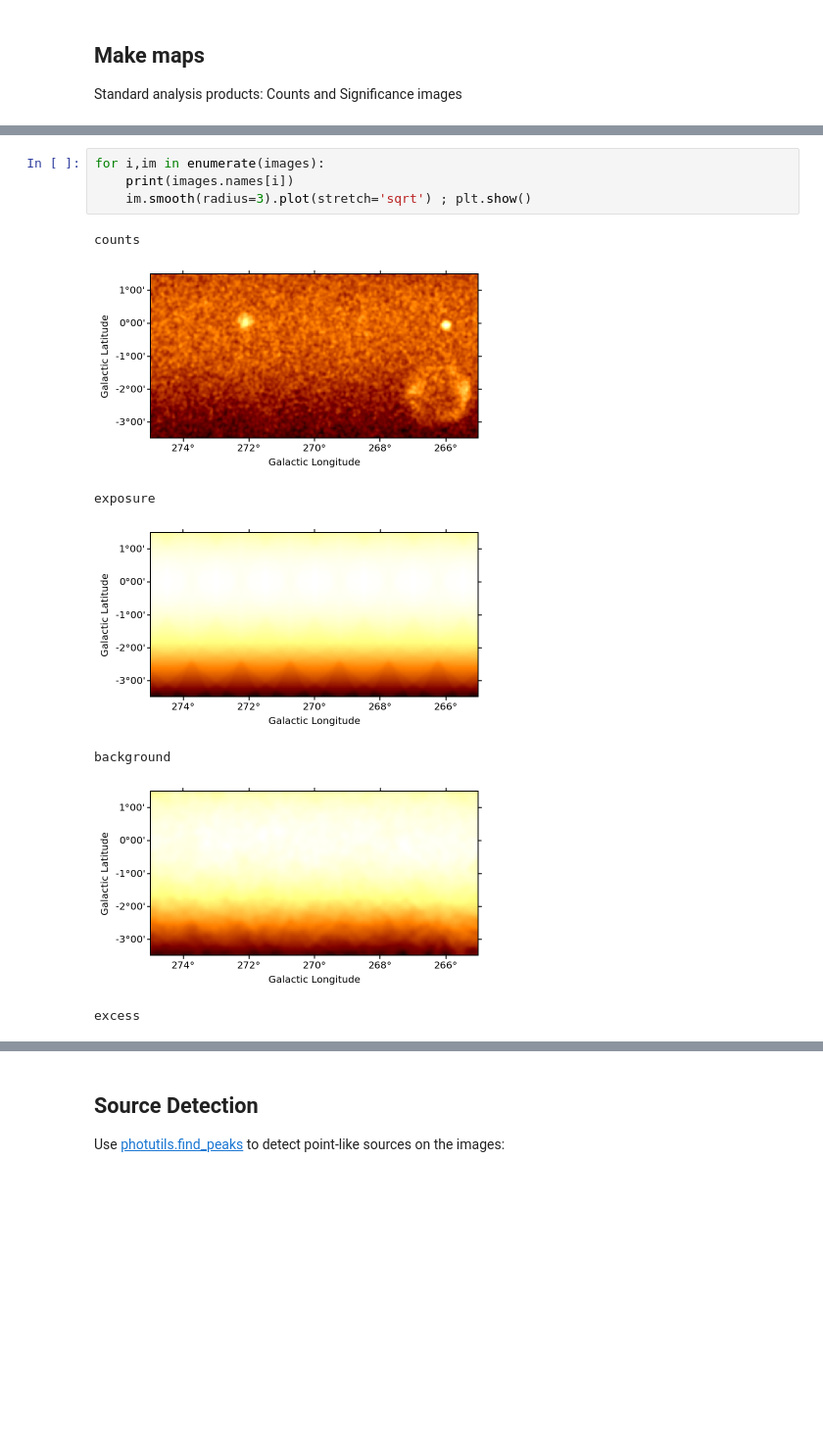
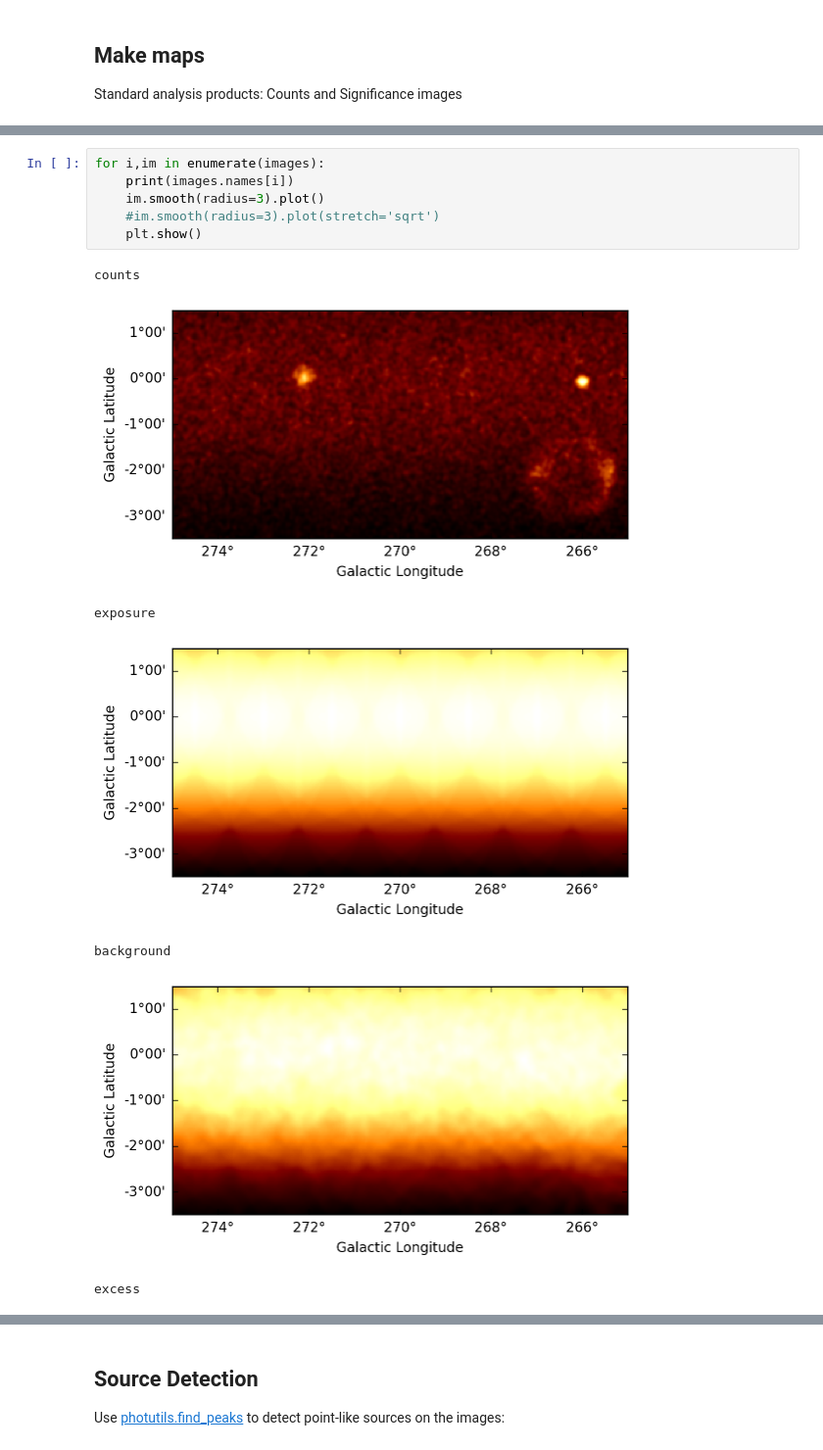
Before and after one commit to bkhelifi/gammapy-meudon-tutorial, a Jupyter notebook: notebooks/tutorial_gammapy_maps.ipynb, the cells around one changed output, grey strips where cells are left out. Shown at 98% size. Saved outputs shown, nothing was run; the diff lists cells and outputs as text; blank space fills up the shorter version.

Commit message:
Remove the sqrt scale for plotting - option existing only for a recent mathplotlib lib

```diff
--- a/notebooks/tutorial_gammapy_maps.ipynb
+++ b/notebooks/tutorial_gammapy_maps.ipynb
@@ -230,12 +231,14 @@ images['excess'].cutout(
 # %%
 for i,im in enumerate(images):
     print(images.names[i])
-    im.smooth(radius=3).plot(stretch='sqrt') ; plt.show()
+    im.smooth(radius=3).plot()
+    #im.smooth(radius=3).plot(stretch='sqrt')
+    plt.show()
 # %% [output]
 counts
-[figure, old version]
+[figure, new version]
 exposure
-[figure, old version]
+[figure, new version]
 background
-[figure, old version]
+[figure, new version]
 excess
```
Also changed, not shown: parts of 9 cells of this notebook.
